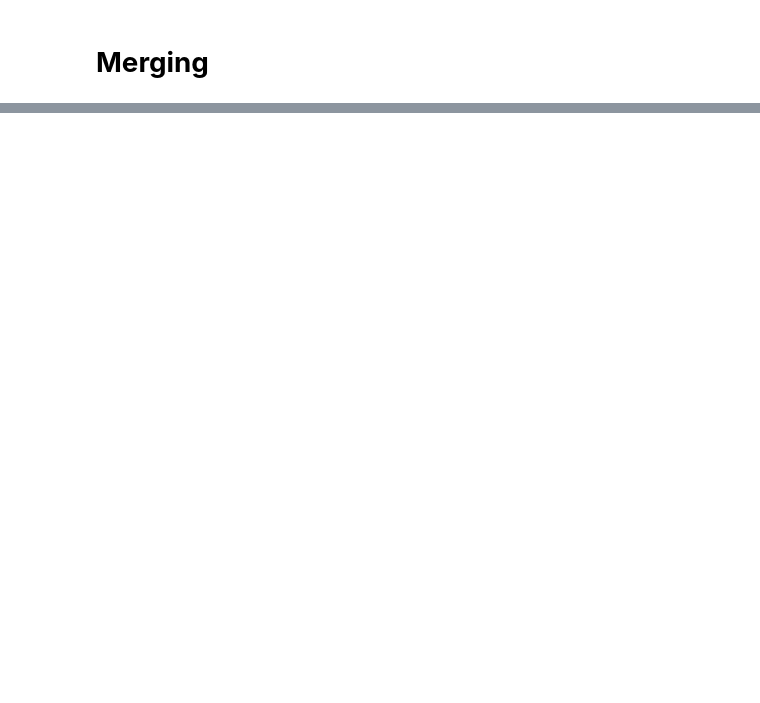
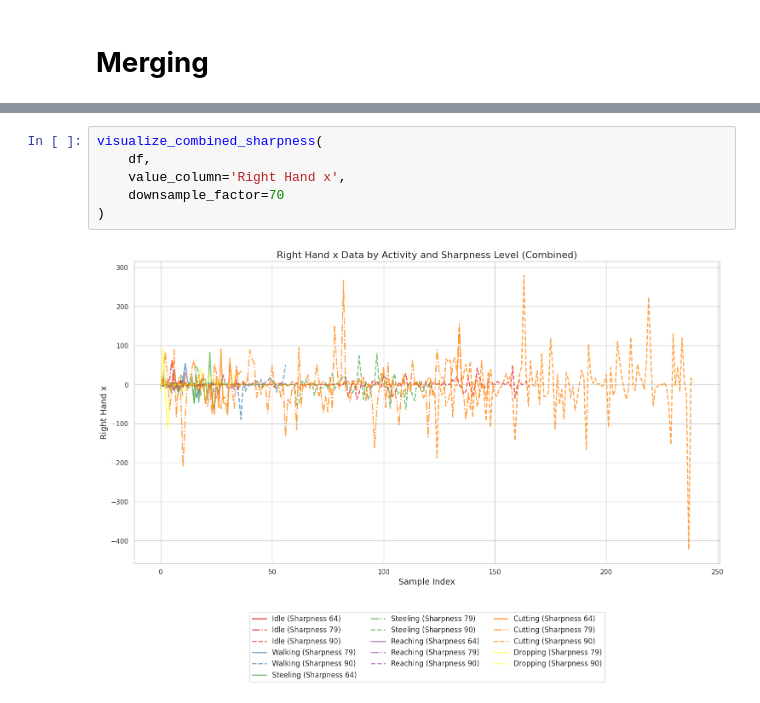
Before and after one commit to hengrvisal/knife_sharpness, a Jupyter notebook: data.ipynb, the cells around one changed output, grey strips where cells are left out. Cells and saved outputs as stored; diff of their text form; blank space fills up the shorter version.

```diff
--- a/data.ipynb
+++ b/data.ipynb
@@ -166,0 +436,8 @@ Length: 73, dtype: int64
+# %%
+visualize_combined_sharpness(
+    df,
+    value_column='Right Hand x',
+    downsample_factor=70
+)
+# %% [output]
+[figure, added]
```
Also changed, not shown: parts of 32 cells of this notebook.
